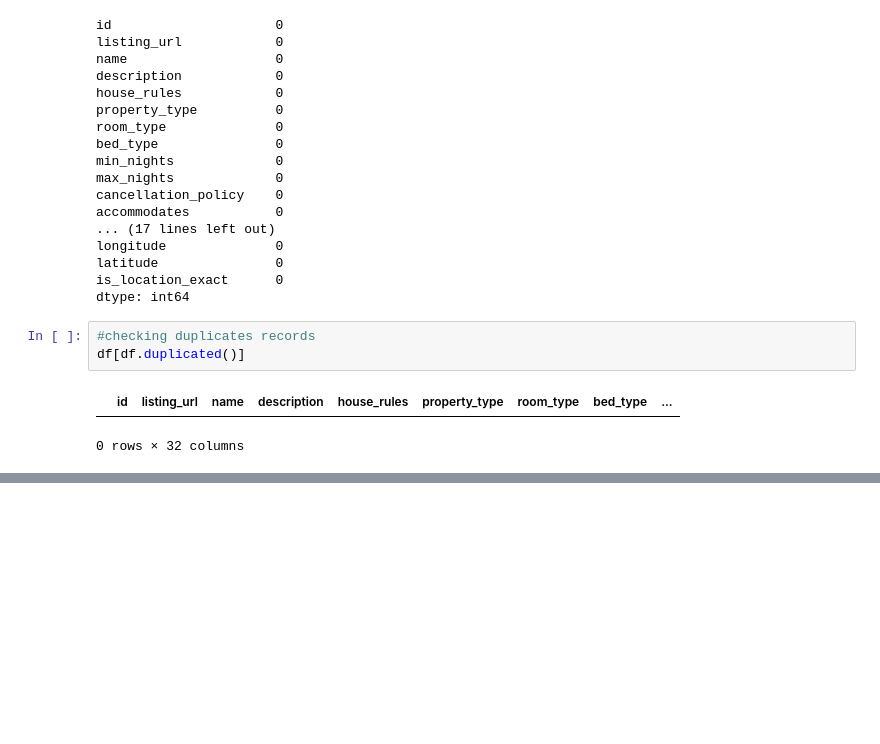
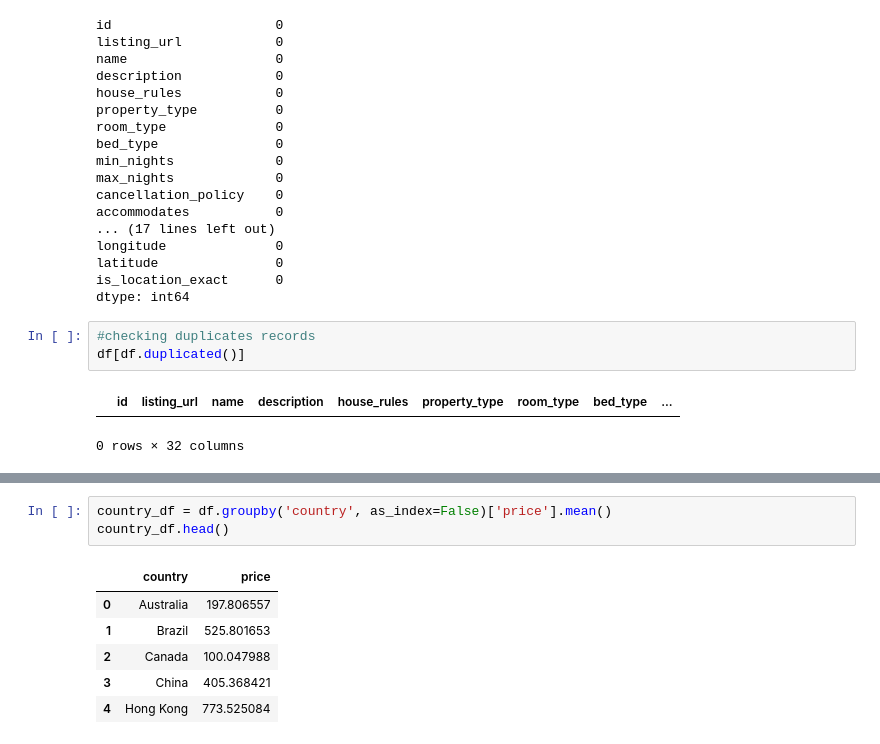
Before and after one commit to vishwasbasotra/Airbnb-Analysis, a Jupyter notebook: airbnb analysis.ipynb, the cells around one changed output, grey strips where cells are left out. Saved outputs shown, nothing was run; the diff lists cells and outputs as text; blank space fills up the shorter version.

```diff
--- a/airbnb analysis.ipynb
+++ b/airbnb analysis.ipynb
@@ -183,0 +216,10 @@ Text(0.5, 1.0, 'Top 10 Property Types available')
+# %%
+country_df = df.groupby('country', as_index=False)['price'].mean()
+country_df.head()
+# %% [output]
+|  | country | price |
+| 0 | Australia | 197.806557 |
+| 1 | Brazil | 525.801653 |
+| 2 | Canada | 100.047988 |
+| 3 | China | 405.368421 |
+| 4 | Hong Kong | 773.525084 |
```
Also changed, not shown: parts of 13 cells of this notebook, 5 other files.
